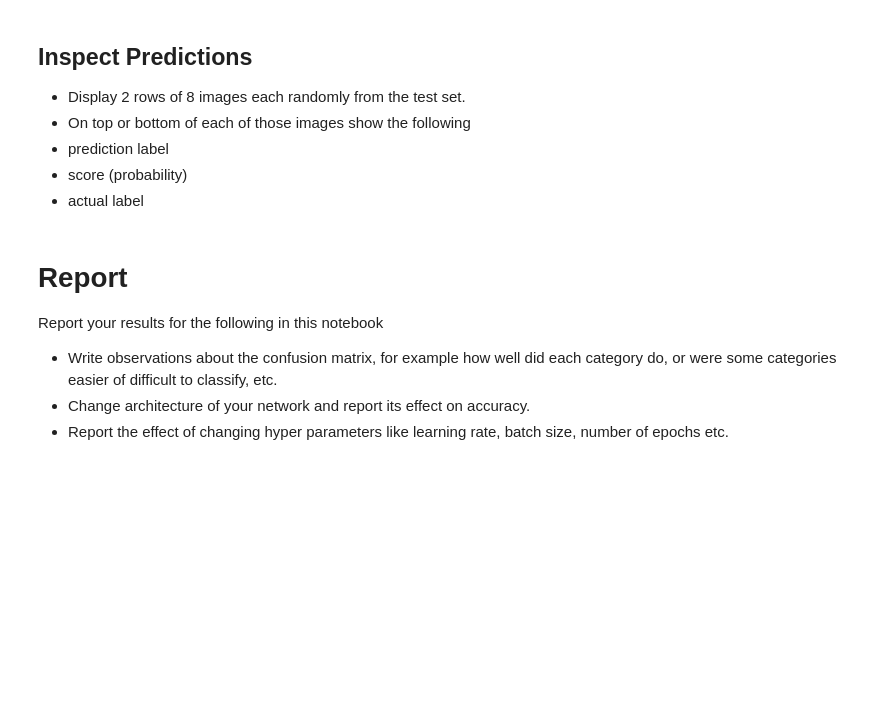
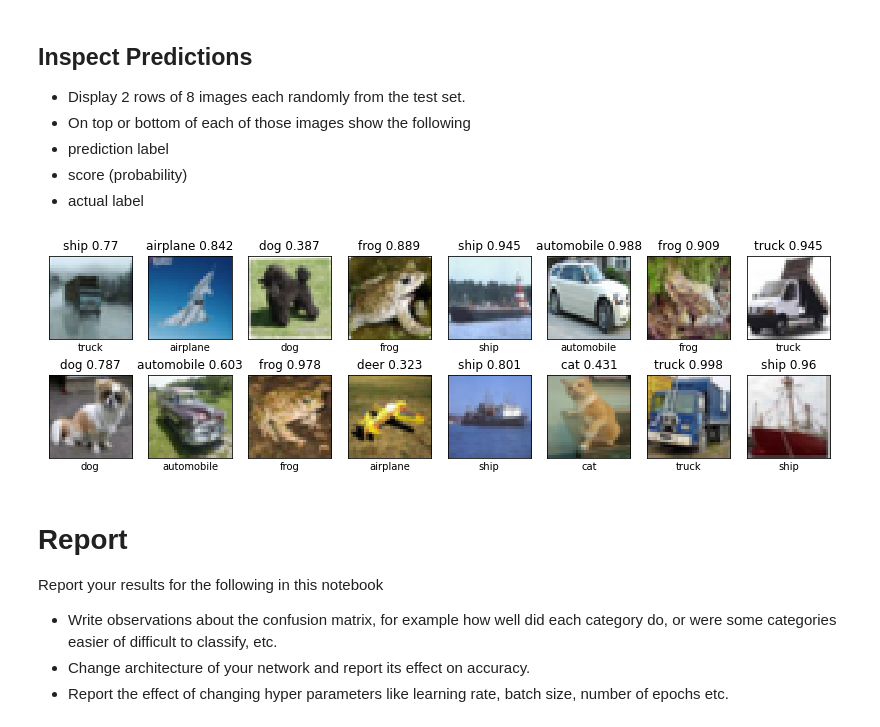
Before and after one commit to riteshkv16/Final426Project, a Jupyter notebook: Cifar10ClassificationUsingCNN.ipynb, the cells around one changed output. Drawn from its saved outputs; the diff is of its cells as text; code cells hidden in the pictures; blank space fills up the shorter version.

```diff
--- a/Cifar10ClassificationUsingCNN.ipynb
+++ b/Cifar10ClassificationUsingCNN.ipynb
@@ -306,3 +313,27 @@ print(test_acc)
+# %%
+### START CODE HERE ###
+# bottom is actual, top is prediction with %
+indices = np.random.randint(10000, size=(16))
+
+plt.figure(figsize=(14,4))
+for i in range(1,16,2):
+    plt.subplot(2, 8, i)
+    plt.imshow(x_test[indices[i-1]], interpolation='none')
+    plt.xticks([])
+    plt.yticks([])
+    plt.grid(False)
+    plt.xlabel(cifar10_classes[1][y_test[indices[i-1]][0]])
+    plt.title(cifar10_classes[1][tf.keras.backend.eval(test_pred2[indices[i-1]])] + " " + str(np.around(np.max(test_pred[indices[i-1]]), decimals=3)))
+
+    plt.subplot(2, 8, i+1)
+    plt.imshow(x_test[indices[i]], interpolation='none')
+    plt.xticks([])
+    plt.yticks([])
+    plt.grid(False)
+    plt.xlabel(cifar10_classes[1][y_test[indices[i]][0]])
+    plt.title(cifar10_classes[1][tf.keras.backend.eval(test_pred2[indices[i]])] + " " + str(np.around(np.max(test_pred[indices[i]]), decimals=3)))
+# %% [output]
+[figure, added]
 # %% [markdown]
 # Report
 
```
Also changed, not shown: parts of 7 cells of this notebook.
